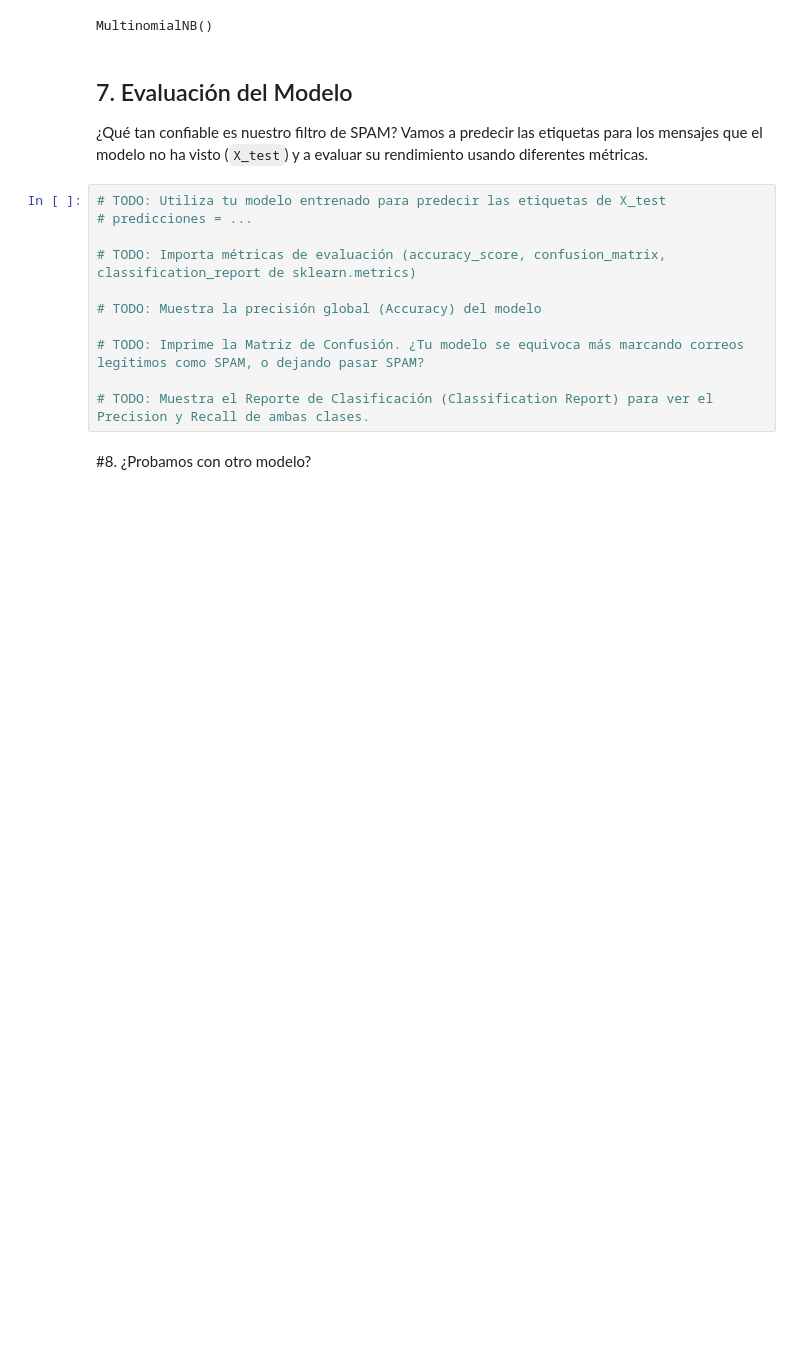
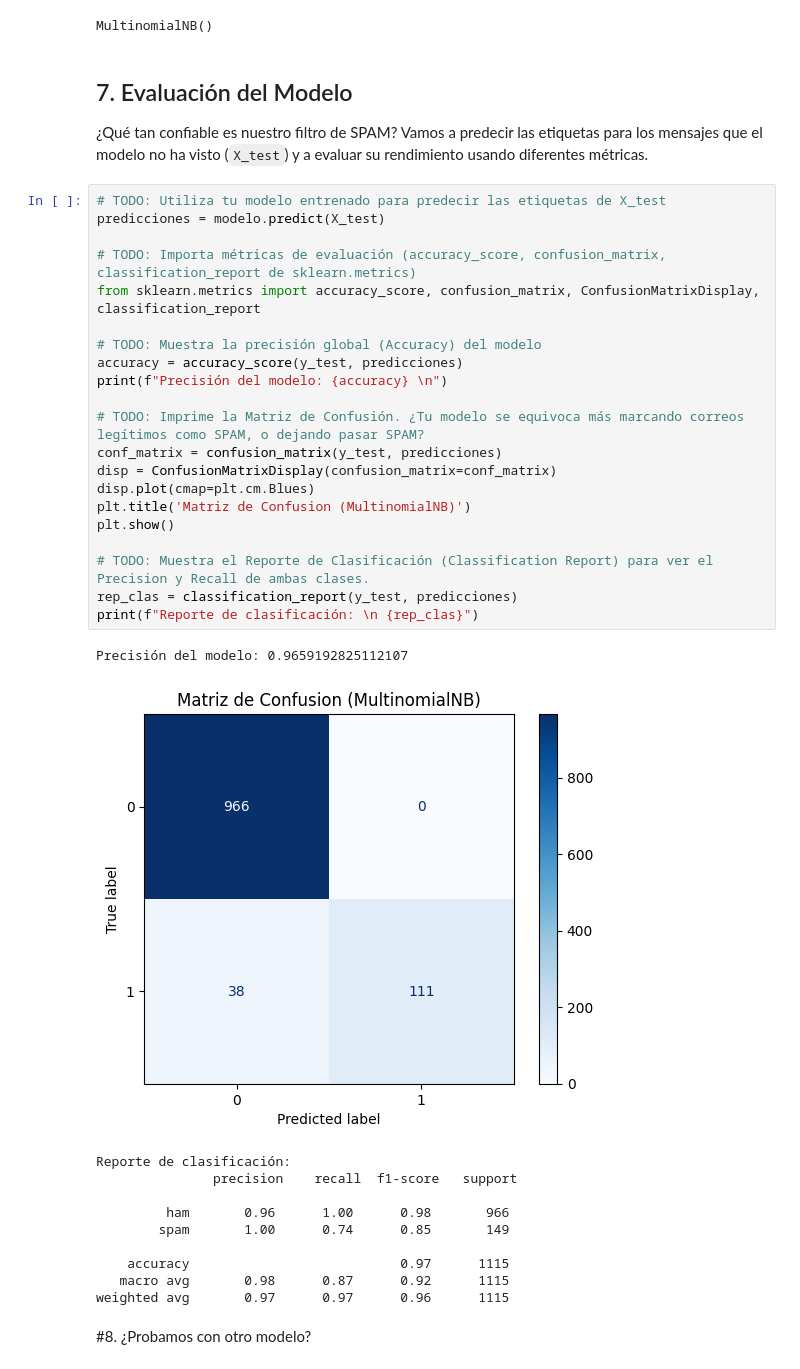
Before and after one commit to JavierPeraltaAzagra/Big-Data-e-IA, a Jupyter notebook: Programacion de IA/Procesamiento del Lenguaje Natural/Practica 3/Practica3_clasificador_spam.ipynb, the cells around one changed output. Cells and saved outputs as stored; diff of their text form; blank space fills up the shorter version.

```diff
--- a/Programacion de IA/Procesamiento del Lenguaje Natural/Practica 3/Practica3_clasificador_spam.ipynb
+++ b/Programacion de IA/Procesamiento del Lenguaje Natural/Practica 3/Practica3_clasificador_spam.ipynb
@@ -162,14 +162,36 @@ MultinomialNB()
 ¿Qué tan confiable es nuestro filtro de SPAM? Vamos a predecir las etiquetas para los mensajes que el modelo no ha visto (`X_test`) y a evaluar su rendimiento usando diferentes métricas.
 # %%
 # TODO: Utiliza tu modelo entrenado para predecir las etiquetas de X_test
-# predicciones = ...
+predicciones = modelo.predict(X_test)
 
 # TODO: Importa métricas de evaluación (accuracy_score, confusion_matrix, classification_report de sklearn.metrics)
+from sklearn.metrics import accuracy_score, confusion_matrix, ConfusionMatrixDisplay, classification_report
 
 # TODO: Muestra la precisión global (Accuracy) del modelo
+accuracy = accuracy_score(y_test, predicciones)
+print(f"Precisión del modelo: {accuracy} \n")
 
 # TODO: Imprime la Matriz de Confusión. ¿Tu modelo se equivoca más marcando correos legítimos como SPAM, o dejando pasar SPAM?
+conf_matrix = confusion_matrix(y_test, predicciones)
+disp = ConfusionMatrixDisplay(confusion_matrix=conf_matrix)
+disp.plot(cmap=plt.cm.Blues)
+plt.title('Matriz de Confusion (MultinomialNB)')
+plt.show()
 
 # TODO: Muestra el Reporte de Clasificación (Classification Report) para ver el Precision y Recall de ambas clases.
+rep_clas = classification_report(y_test, predicciones)
+print(f"Reporte de clasificación: \n {rep_clas}")
+# %% [output]
+Precisión del modelo: 0.9659192825112107
+[figure, added]
+Reporte de clasificación:
+               precision    recall  f1-score   support
+
+         ham       0.96      1.00      0.98       966
+        spam       1.00      0.74      0.85       149
+
+    accuracy                           0.97      1115
+   macro avg       0.98      0.87      0.92      1115
+weighted avg       0.97      0.97      0.96      1115
 # %% [markdown]
 #8. ¿Probamos con otro modelo?
```
Also changed, not shown: parts of 2 cells of this notebook.
